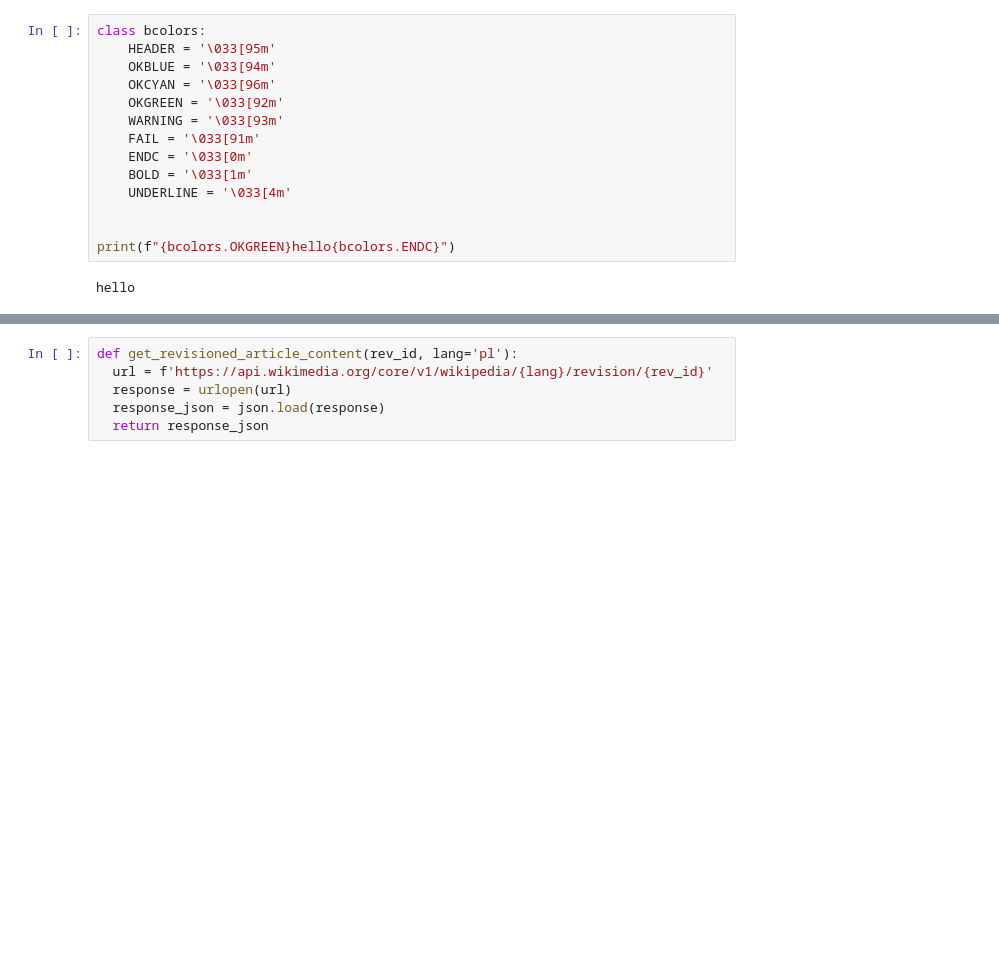
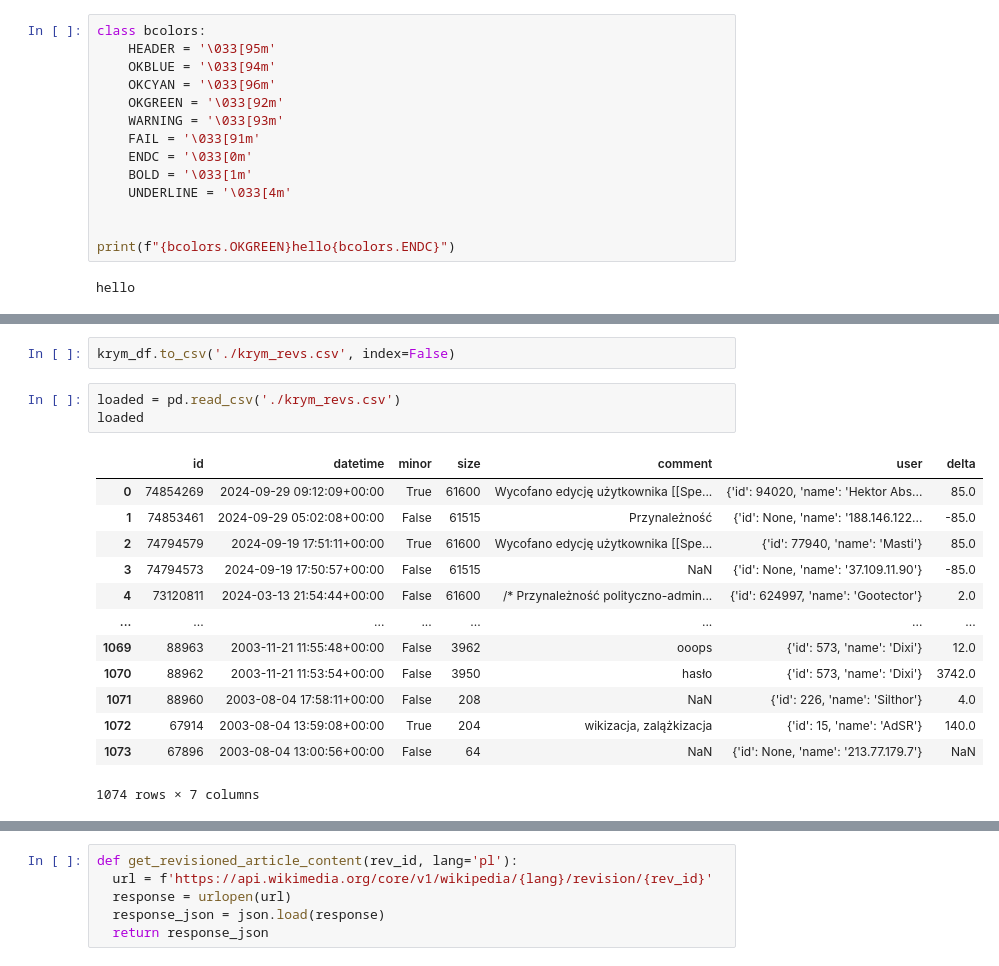
Before and after one commit to JStrebeyko/cogsci-ma-thesis, a Jupyter notebook: notebooks/get_revisions_fulltexts.ipynb, the cells around one changed output, grey strips where cells are left out. Saved outputs shown, nothing was run; the diff lists cells and outputs as text; blank space fills up the shorter version.

```diff
--- a/notebooks/get_revisions_fulltexts.ipynb
+++ b/notebooks/get_revisions_fulltexts.ipynb
@@ -140,0 +127,19 @@ krym_df
+# %%
+krym_df.to_csv('./krym_revs.csv', index=False)
+# %%
+loaded = pd.read_csv('./krym_revs.csv')
+loaded
+# %% [output]
+|  | id | datetime | minor | size | comment | user | delta |
+| 0 | 74854269 | 2024-09-29 09:12:09+00:00 | True | 61600 | Wycofano edycję użytkownika [[Spe... | {'id': 94020, 'name': 'Hektor Abs... | 85.0 |
+| 1 | 74853461 | 2024-09-29 05:02:08+00:00 | False | 61515 | Przynależność | {'id': None, 'name': '188.146.122... | -85.0 |
+| 2 | 74794579 | 2024-09-19 17:51:11+00:00 | True | 61600 | Wycofano edycję użytkownika [[Spe... | {'id': 77940, 'name': 'Masti'} | 85.0 |
+| 3 | 74794573 | 2024-09-19 17:50:57+00:00 | False | 61515 | NaN | {'id': None, 'name': '37.109.11.90'} | -85.0 |
+| 4 | 73120811 | 2024-03-13 21:54:44+00:00 | False | 61600 | /* Przynależność polityczno-admin... | {'id': 624997, 'name': 'Gootector'} | 2.0 |
+| ... | ... | ... | ... | ... | ... | ... | ... |
+| 1069 | 88963 | 2003-11-21 11:55:48+00:00 | False | 3962 | ooops | {'id': 573, 'name': 'Dixi'} | 12.0 |
+| 1070 | 88962 | 2003-11-21 11:53:54+00:00 | False | 3950 | hasło | {'id': 573, 'name': 'Dixi'} | 3742.0 |
+| 1071 | 88960 | 2003-08-04 17:58:11+00:00 | False | 208 | NaN | {'id': 226, 'name': 'Silthor'} | 4.0 |
+| 1072 | 67914 | 2003-08-04 13:59:08+00:00 | True | 204 | wikizacja, zalążkizacja | {'id': 15, 'name': 'AdSR'} | 140.0 |
+| 1073 | 67896 | 2003-08-04 13:00:56+00:00 | False | 64 | NaN | {'id': None, 'name': '213.77.179.7'} | NaN |
+1074 rows × 7 columns
```
Also changed, not shown: parts of 11 cells of this notebook, 1 other file.
